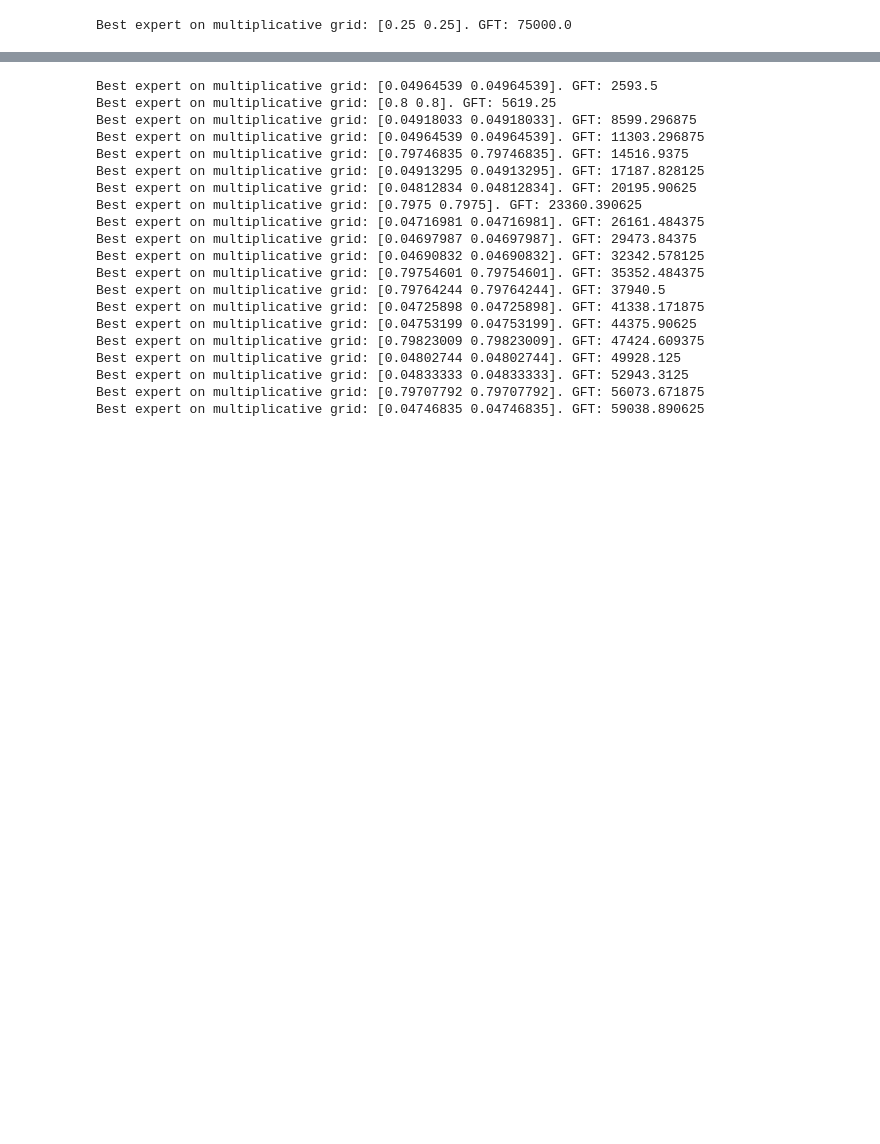
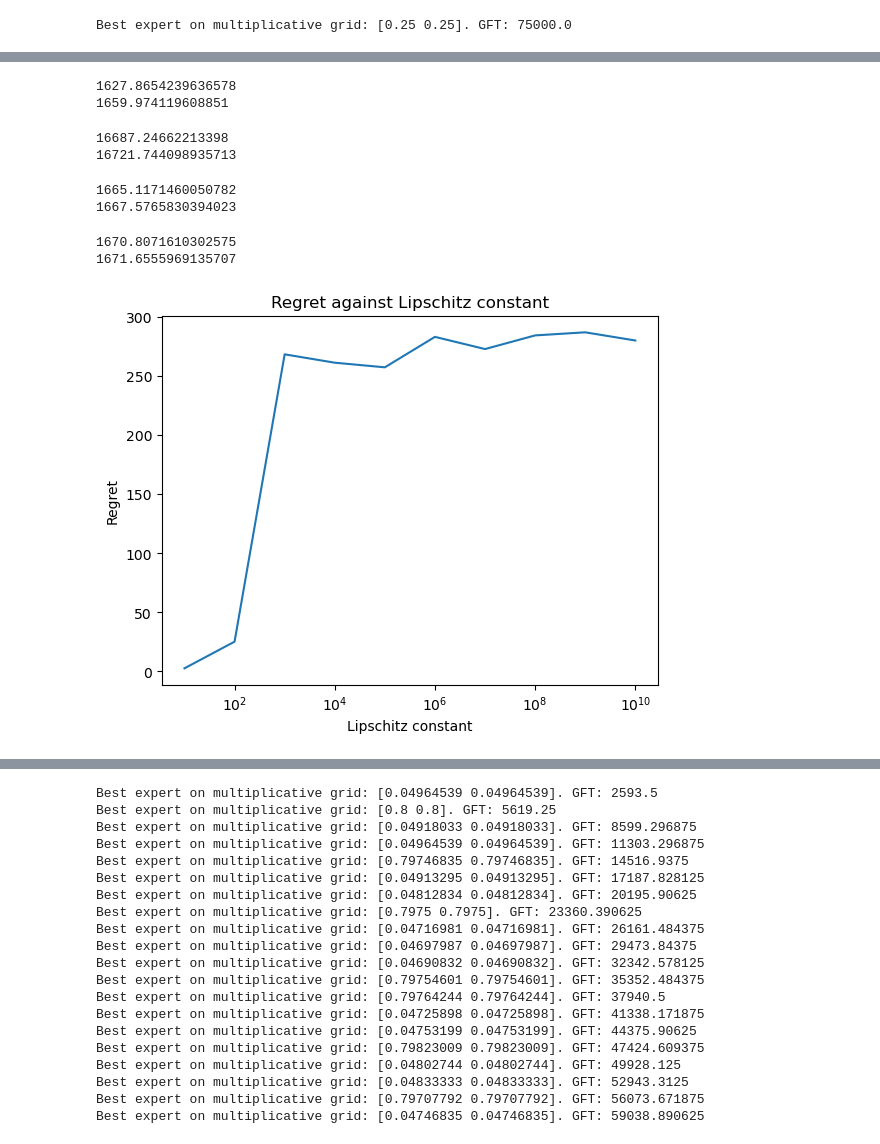
Before and after one commit to emanuelecoccia/online-bilateral-trade, a Jupyter notebook: notebooks/implementation.ipynb, the cells around one changed output, grey strips where cells are left out. Cells and saved outputs as stored; diff of their text form; code cells hidden in the pictures; blank space fills up the shorter version.

```diff
--- a/notebooks/implementation.ipynb
+++ b/notebooks/implementation.ipynb
@@ -35,0 +104,60 @@ Best expert on multiplicative grid: [0.39240506 0.39240506]. GFT: 60937.5
+# %%
+T = 10000
+L = 100
+contexts, valuations = construct_sequence_with_lipschitz_valuations(T, L)
+env = OrderBookEnvironment(T, contexts, valuations)
+learner = EstimateDeterministicLipschitzValuations(T, env, L)
+learner.run()
+print(learner.gft)
+print(env.get_policy_gft_having_adhoc_valuations())
+# %% [output]
+1627.8654239636578
+1659.974119608851
+# %%
+T = 100000
+L = 100
+contexts, valuations = construct_sequence_with_lipschitz_valuations(T, L)
+env = OrderBookEnvironment(T, contexts, valuations)
+learner = EstimateDeterministicLipschitzValuations(T, env, L)
+learner.run()
+print(learner.gft)
+print(env.get_policy_gft_having_adhoc_valuations())
+# %% [output]
+16687.24662213398
+16721.744098935713
+# %%
+T = 10000
+L = 10
+contexts, valuations = construct_sequence_with_lipschitz_valuations(T, L)
+env = OrderBookEnvironment(T, contexts, valuations)
+learner = EstimateDeterministicLipschitzValuations(T, env, L)
+learner.run()
+print(learner.gft)
+print(env.get_policy_gft_having_adhoc_valuations())
+# %% [output]
+1665.1171460050782
+1667.5765830394023
+# %%
+T = 10000
+L = 1
+contexts, valuations = construct_sequence_with_lipschitz_valuations(T, L)
+env = OrderBookEnvironment(T, contexts, valuations)
+learner = EstimateDeterministicLipschitzValuations(T, env, L)
+learner.run()
+print(learner.gft)
+print(env.get_policy_gft_having_adhoc_valuations())
+# %% [output]
+1670.8071610302575
+1671.6555969135707
+# %%
+time, lipschitz_const, regret = compute_scaling_laws(EstimateDeterministicLipschitzValuations, OrderBookEnvironment, policy_regret=True, adhoc_valuations=True)
+# %%
+# Plot the regret against the Lipschitz constant (T=10000)
+plt.plot(lipschitz_const, regret)
+plt.xlabel('Lipschitz constant')
+plt.ylabel('Regret')
+plt.xscale('log')
+plt.title('Regret against Lipschitz constant')
+plt.show()
+# %% [output]
+[figure, added]
```
Also changed, not shown: parts of 16 cells of this notebook.
